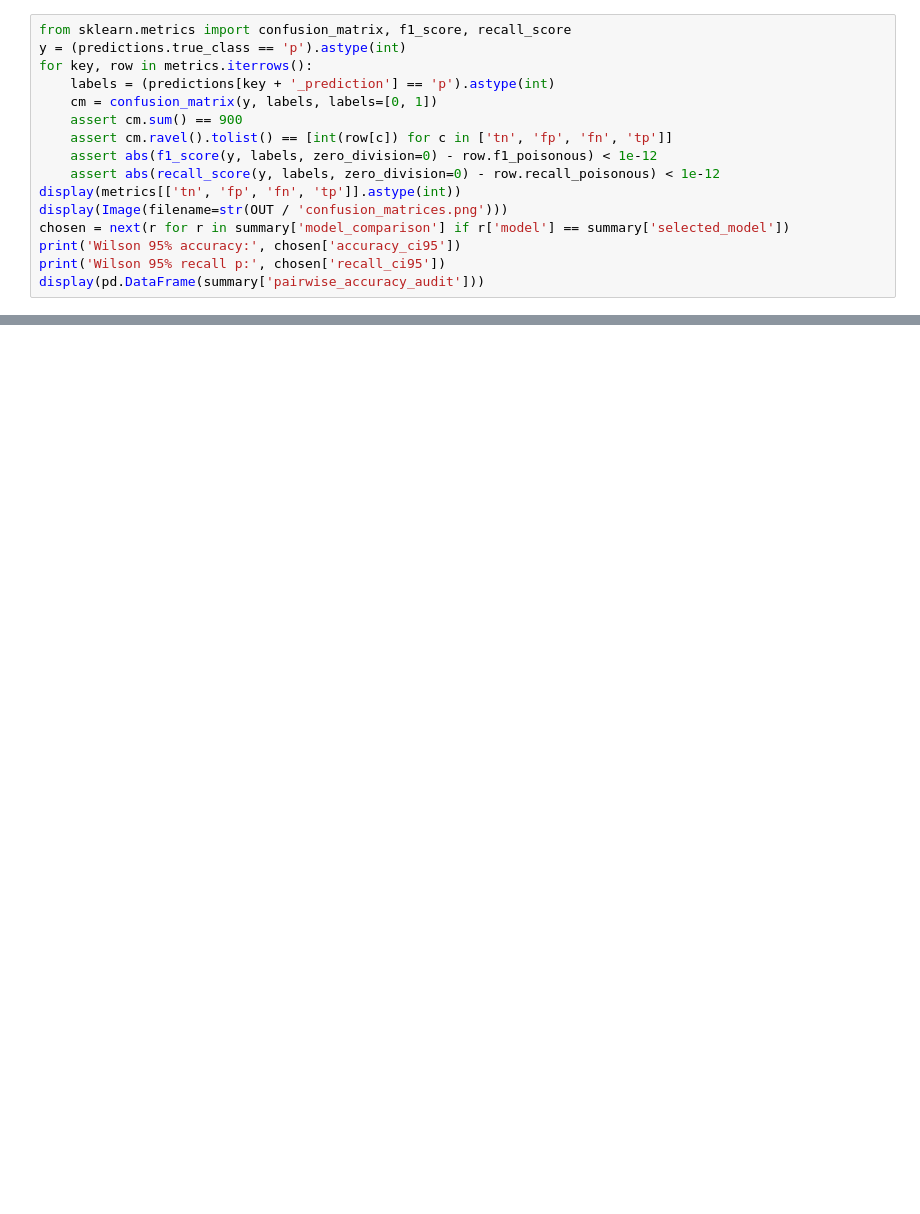
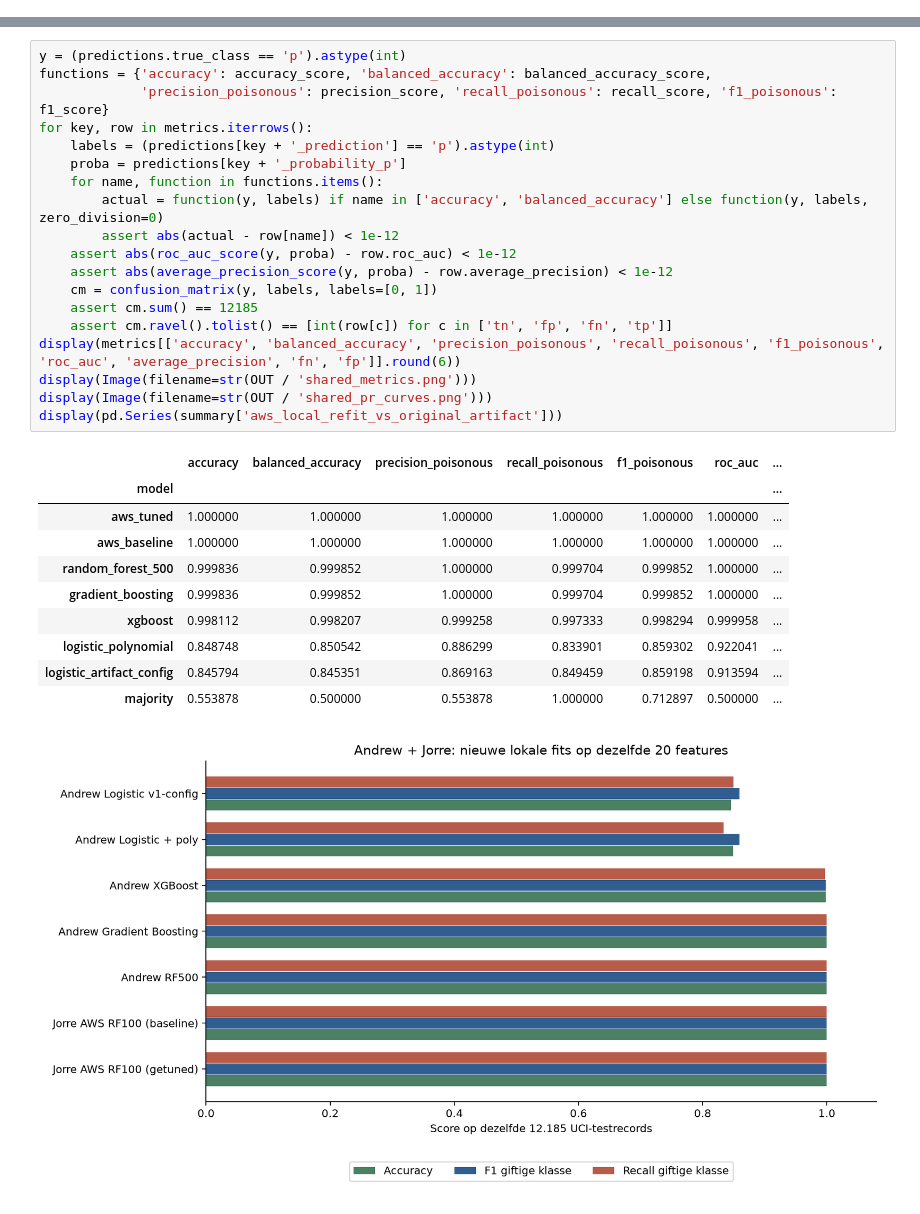
Before and after one commit to JorreVanDyck10/DeepLearningTeam10, a Jupyter notebook: secondary_mushroom/09_compare_models.ipynb, the cells around one changed output, grey strips where cells are left out. Cells and saved outputs as stored; diff of their text form; blank space fills up the shorter version.

Commit message:
Include Jorre AWS model in shared UCI comparison and artifact audit

```diff
--- a/secondary_mushroom/09_compare_models.ipynb
+++ b/secondary_mushroom/09_compare_models.ipynb
@@ -243,16 +0,0 @@ equivalentie; er is geen meervoudige-toetscorrectie toegepast.
-# %%
-from sklearn.metrics import confusion_matrix, f1_score, recall_score
-y = (predictions.true_class == 'p').astype(int)
-for key, row in metrics.iterrows():
-    labels = (predictions[key + '_prediction'] == 'p').astype(int)
-    cm = confusion_matrix(y, labels, labels=[0, 1])
-    assert cm.sum() == 900
-    assert cm.ravel().tolist() == [int(row[c]) for c in ['tn', 'fp', 'fn', 'tp']]
-    assert abs(f1_score(y, labels, zero_division=0) - row.f1_poisonous) < 1e-12
-    assert abs(recall_score(y, labels, zero_division=0) - row.recall_poisonous) < 1e-12
-display(metrics[['tn', 'fp', 'fn', 'tp']].astype(int))
-display(Image(filename=str(OUT / 'confusion_matrices.png')))
-chosen = next(r for r in summary['model_comparison'] if r['model'] == summary['selected_model'])
-print('Wilson 95% accuracy:', chosen['accuracy_ci95'])
-print('Wilson 95% recall p:', chosen['recall_ci95'])
-display(pd.DataFrame(summary['pairwise_accuracy_audit']))
@@ -405,0 +266,31 @@ versies en valideer de geëxporteerde pipeline in de doelomgeving, zoals beschre
+# %%
+y = (predictions.true_class == 'p').astype(int)
+functions = {'accuracy': accuracy_score, 'balanced_accuracy': balanced_accuracy_score,
+             'precision_poisonous': precision_score, 'recall_poisonous': recall_score, 'f1_poisonous': f1_score}
+for key, row in metrics.iterrows():
+    labels = (predictions[key + '_prediction'] == 'p').astype(int)
+    proba = predictions[key + '_probability_p']
+    for name, function in functions.items():
+        actual = function(y, labels) if name in ['accuracy', 'balanced_accuracy'] else function(y, labels, zero_division=0)
+        assert abs(actual - row[name]) < 1e-12
+    assert abs(roc_auc_score(y, proba) - row.roc_auc) < 1e-12
+    assert abs(average_precision_score(y, proba) - row.average_precision) < 1e-12
+    cm = confusion_matrix(y, labels, labels=[0, 1])
+    assert cm.sum() == 12185
+    assert cm.ravel().tolist() == [int(row[c]) for c in ['tn', 'fp', 'fn', 'tp']]
+display(metrics[['accuracy', 'balanced_accuracy', 'precision_poisonous', 'recall_poisonous', 'f1_poisonous', 'roc_auc', 'average_precision', 'fn', 'fp']].round(6))
+display(Image(filename=str(OUT / 'shared_metrics.png')))
+display(Image(filename=str(OUT / 'shared_pr_curves.png')))
+display(pd.Series(summary['aws_local_refit_vs_original_artifact']))
+# %% [output]
+|  | accuracy | balanced_accuracy | precision_poisonous | recall_poisonous | f1_poisonous | roc_auc | ... |
+| model |  |  |  |  |  |  | ... |
+| aws_tuned | 1.000000 | 1.000000 | 1.000000 | 1.000000 | 1.000000 | 1.000000 | ... |
+| aws_baseline | 1.000000 | 1.000000 | 1.000000 | 1.000000 | 1.000000 | 1.000000 | ... |
+| random_forest_500 | 0.999836 | 0.999852 | 1.000000 | 0.999704 | 0.999852 | 1.000000 | ... |
+| gradient_boosting | 0.999836 | 0.999852 | 1.000000 | 0.999704 | 0.999852 | 1.000000 | ... |
+| xgboost | 0.998112 | 0.998207 | 0.999258 | 0.997333 | 0.998294 | 0.999958 | ... |
+| logistic_polynomial | 0.848748 | 0.850542 | 0.886299 | 0.833901 | 0.859302 | 0.922041 | ... |
+| logistic_artifact_config | 0.845794 | 0.845351 | 0.869163 | 0.849459 | 0.859198 | 0.913594 | ... |
+| majority | 0.553878 | 0.500000 | 0.553878 | 1.000000 | 0.712897 | 0.500000 | ... |
+[figure, added]
```
Also changed, not shown: parts of 40 cells of this notebook, 23 other files.
